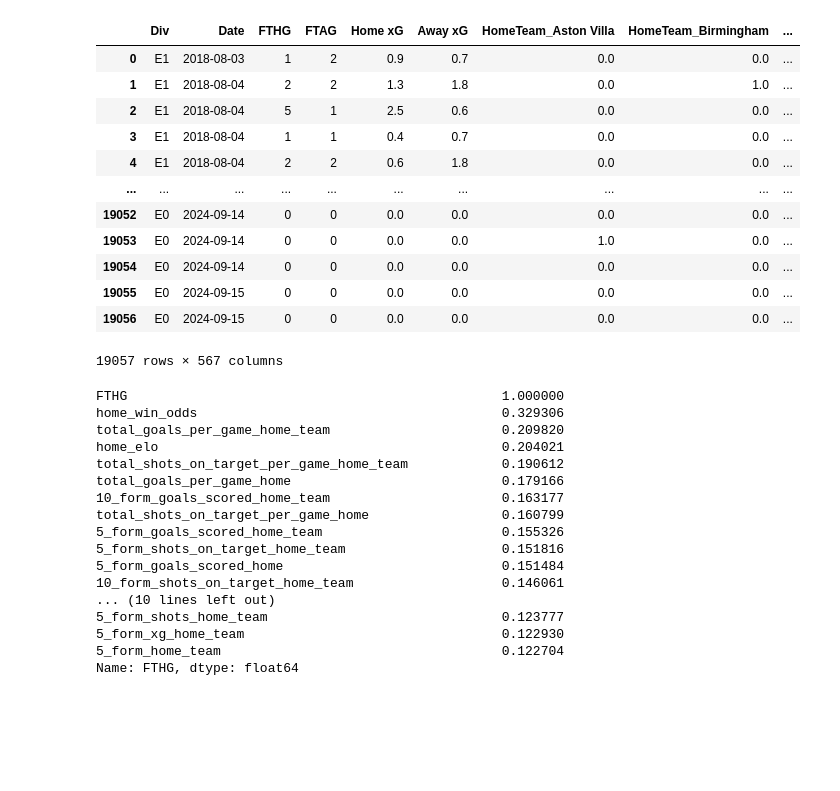
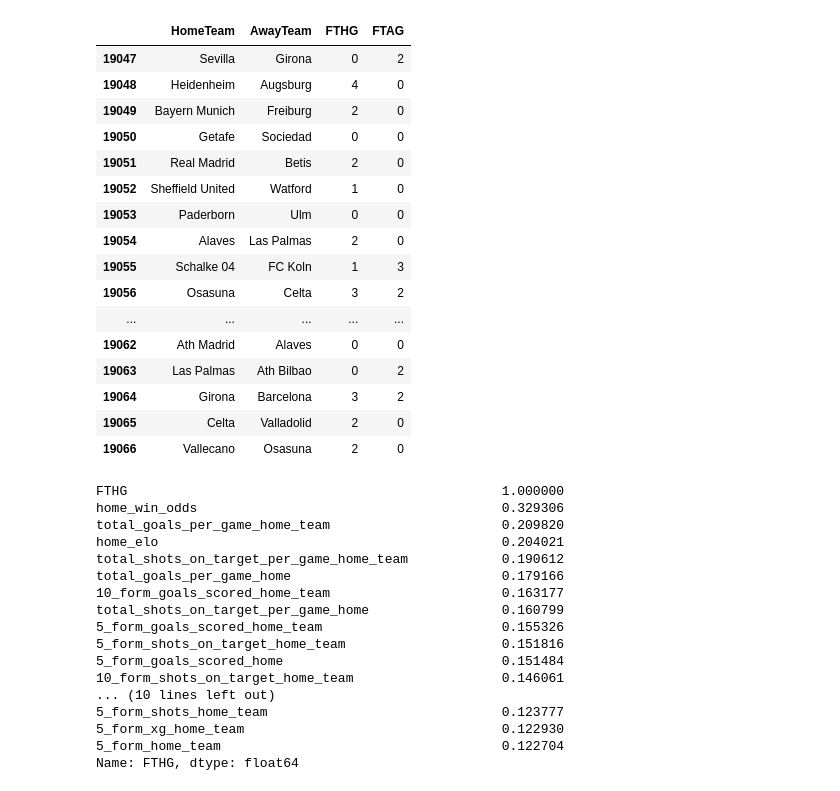
Before and after one commit to mcparaca/Football-betting-model, a Jupyter notebook: Football_predictions_bets_model/Data_preprocessing.ipynb, the cells around one changed output. Saved outputs shown, nothing was run; the diff lists cells and outputs as text; code cells hidden in the pictures; blank space fills up the shorter version.

```diff
--- a/Football_predictions_bets_model/Data_preprocessing.ipynb
+++ b/Football_predictions_bets_model/Data_preprocessing.ipynb
@@ -57,16 +50,0 @@ england_data = pd.merge(england_data, h2h[['Date',	'HomeTeam',	'AwayTeam','Home_
-# %%
-england_data
-# %% [output]
-|  | Div | Date | FTHG | FTAG | Home xG | Away xG | HomeTeam_Aston Villa | HomeTeam_Birmingham | ... |
-| 0 | E1 | 2018-08-03 | 1 | 2 | 0.9 | 0.7 | 0.0 | 0.0 | ... |
-| 1 | E1 | 2018-08-04 | 2 | 2 | 1.3 | 1.8 | 0.0 | 1.0 | ... |
-| 2 | E1 | 2018-08-04 | 5 | 1 | 2.5 | 0.6 | 0.0 | 0.0 | ... |
-| 3 | E1 | 2018-08-04 | 1 | 1 | 0.4 | 0.7 | 0.0 | 0.0 | ... |
-| 4 | E1 | 2018-08-04 | 2 | 2 | 0.6 | 1.8 | 0.0 | 0.0 | ... |
-| ... | ... | ... | ... | ... | ... | ... | ... | ... | ... |
-| 19052 | E0 | 2024-09-14 | 0 | 0 | 0.0 | 0.0 | 0.0 | 0.0 | ... |
-| 19053 | E0 | 2024-09-14 | 0 | 0 | 0.0 | 0.0 | 1.0 | 0.0 | ... |
-| 19054 | E0 | 2024-09-14 | 0 | 0 | 0.0 | 0.0 | 0.0 | 0.0 | ... |
-| 19055 | E0 | 2024-09-15 | 0 | 0 | 0.0 | 0.0 | 0.0 | 0.0 | ... |
-| 19056 | E0 | 2024-09-15 | 0 | 0 | 0.0 | 0.0 | 0.0 | 0.0 | ... |
-19057 rows × 567 columns
@@ -79,3 +57,23 @@ england_data = pd.get_dummies(england_data, columns=['Div', 'year', 'month'])
+# %%
+england_data[['HomeTeam', 'AwayTeam', 'FTHG', 'FTAG']].tail(20)
+# %% [output]
+|  | HomeTeam | AwayTeam | FTHG | FTAG |
+| 19047 | Sevilla | Girona | 0 | 2 |
+| 19048 | Heidenheim | Augsburg | 4 | 0 |
+| 19049 | Bayern Munich | Freiburg | 2 | 0 |
+| 19050 | Getafe | Sociedad | 0 | 0 |
+| 19051 | Real Madrid | Betis | 2 | 0 |
+| 19052 | Sheffield United | Watford | 1 | 0 |
+| 19053 | Paderborn | Ulm | 0 | 0 |
+| 19054 | Alaves | Las Palmas | 2 | 0 |
+| 19055 | Schalke 04 | FC Koln | 1 | 3 |
+| 19056 | Osasuna | Celta | 3 | 2 |
+| ... | ... | ... | ... | ... |
+| 19062 | Ath Madrid | Alaves | 0 | 0 |
+| 19063 | Las Palmas | Ath Bilbao | 0 | 2 |
+| 19064 | Girona | Barcelona | 3 | 2 |
+| 19065 | Celta | Valladolid | 2 | 0 |
+| 19066 | Vallecano | Osasuna | 2 | 0 |
 # %%
 england_data.corr()['FTHG'].sort_values(ascending = False).head(25)
 # %% [output]
```
Also changed, not shown: parts of 17 cells of this notebook.
